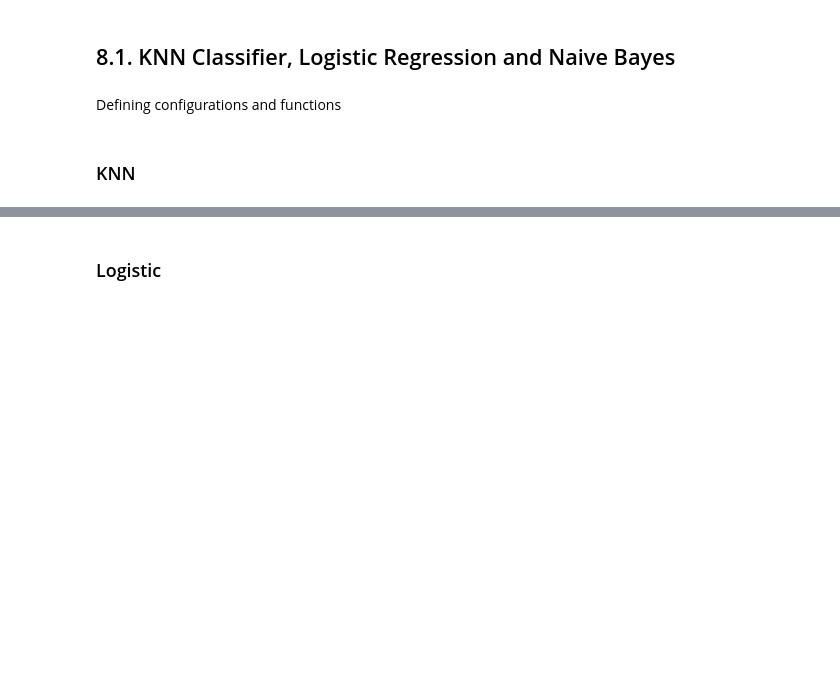
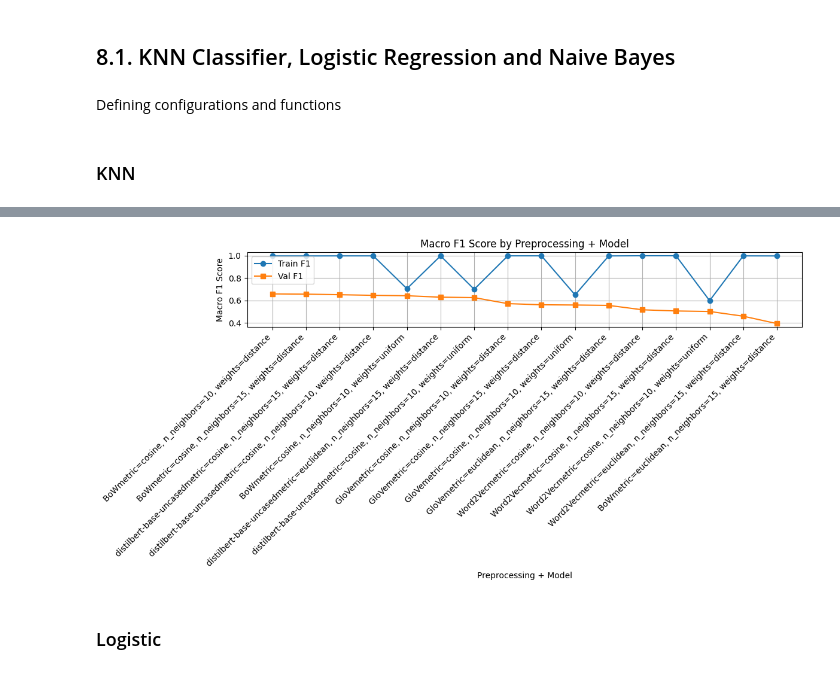
Before and after one commit to fabiofficial/Text_Mining_Project, a Jupyter notebook: Notebooks/tm_tests_42.ipynb, the cells around one changed output, grey strips where cells are left out. Cells and saved outputs as stored; diff of their text form; code cells hidden in the pictures; blank space fills up the shorter version.

```diff
--- a/Notebooks/tm_tests_42.ipynb
+++ b/Notebooks/tm_tests_42.ipynb
@@ -863,3 +870,30 @@ plt.show()
+# %%
+# Convert results_final to a DataFrame
+df_results = pd.DataFrame(results_final)
+
+# Sort by validation F1 if you want
+df_results = df_results.sort_values("val_f1", ascending=False)
+
+# Set the figure size
+plt.figure(figsize=(12, 6))
+
+# Plot both train and val F1
+plt.plot(df_results["prepro + model"], df_results["train_f1"], marker='o', label="Train F1")
+plt.plot(df_results["prepro + model"], df_results["val_f1"], marker='s', label="Val F1")
+
+# Improve readability
+plt.xticks(rotation=45, ha="right")
+plt.xlabel("Preprocessing + Model")
+plt.ylabel("Macro F1 Score")
+plt.title("Macro F1 Score by Preprocessing + Model")
+plt.legend()
+plt.grid(True)
+plt.tight_layout()
+
+# Show plot
+plt.show()
+# %% [output]
+[figure, added]
 # %% [markdown]
 ### Logistic
 # %%
```
Also changed, not shown: parts of 12 cells of this notebook.
